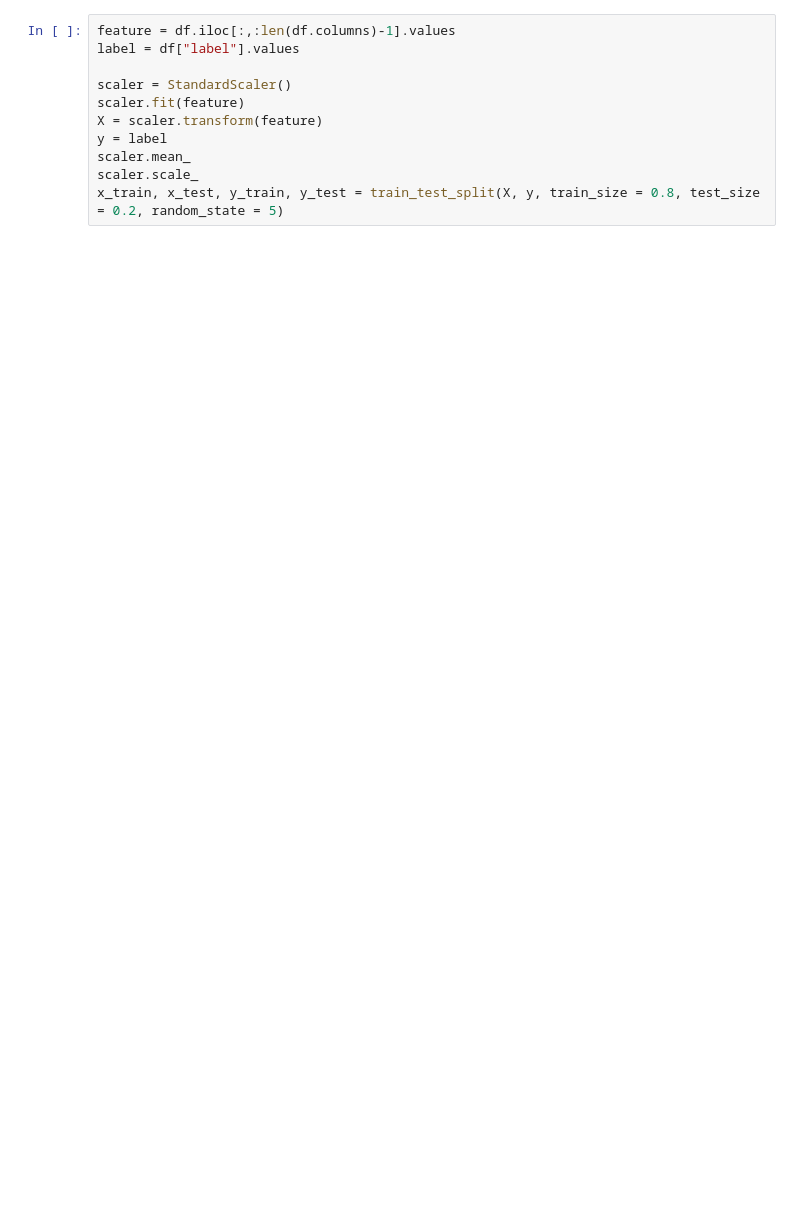
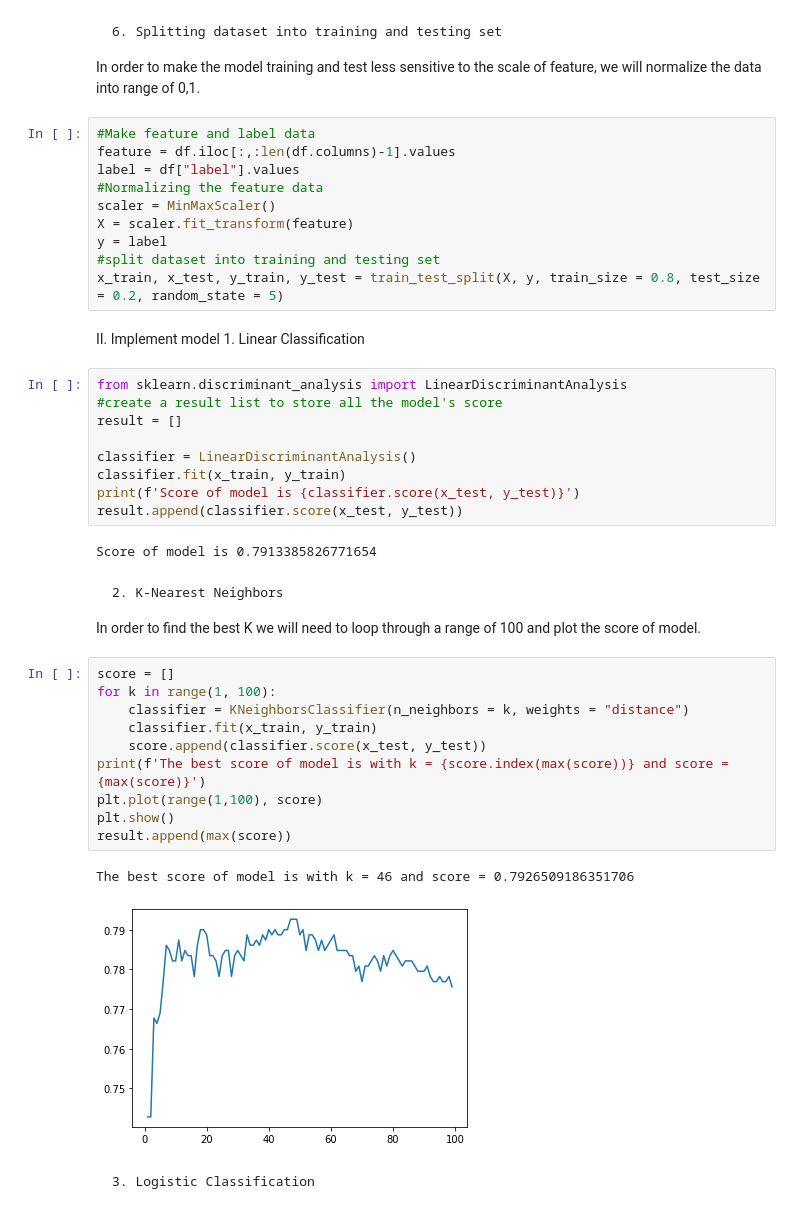
Before and after one commit to mamun-av/IMDB-classification-project, a Jupyter notebook: imdb_classification.ipynb, the cells around one changed output. Saved outputs shown, nothing was run; the diff lists cells and outputs as text; blank space fills up the shorter version.

```diff
--- a/imdb_classification.ipynb
+++ b/imdb_classification.ipynb
@@ -78,11 +467,45 @@ len(df.columns)
+# %% [markdown]
+    6. Splitting dataset into training and testing set
+In order to make the model training and test less sensitive to the scale of feature, we will normalize the data into range of 0,1.
 # %%
+#Make feature and label data
 feature = df.iloc[:,:len(df.columns)-1].values
 label = df["label"].values
-
-scaler = StandardScaler()
-scaler.fit(feature)
-X = scaler.transform(feature)
+#Normalizing the feature data
+scaler = MinMaxScaler()
+X = scaler.fit_transform(feature)
 y = label
-scaler.mean_
-scaler.scale_
+#split dataset into training and testing set
 x_train, x_test, y_train, y_test = train_test_split(X, y, train_size = 0.8, test_size = 0.2, random_state = 5)
+# %% [markdown]
+II. Implement model
+    1. Linear Classification
+# %%
+from sklearn.discriminant_analysis import LinearDiscriminantAnalysis
+#create a result list to store all the model's score
+result = []
+
+classifier = LinearDiscriminantAnalysis()
+classifier.fit(x_train, y_train)
+print(f'Score of model is {classifier.score(x_test, y_test)}')
+result.append(classifier.score(x_test, y_test))
+# %% [output]
+Score of model is 0.7913385826771654
+# %% [markdown]
+    2. K-Nearest Neighbors
+In order to find the best K we will need to loop through a range of 100 and plot the score of model.
+# %%
+score = []
+for k in range(1, 100):
+    classifier = KNeighborsClassifier(n_neighbors = k, weights = "distance")
+    classifier.fit(x_train, y_train)
+    score.append(classifier.score(x_test, y_test))
+print(f'The best score of model is with k = {score.index(max(score))} and score = {max(score)}')
+plt.plot(range(1,100), score)
+plt.show()
+result.append(max(score))
+# %% [output]
+The best score of model is with k = 46 and score = 0.7926509186351706
+[figure, added]
+# %% [markdown]
+    3. Logistic Classification
```
Also changed, not shown: parts of 87 cells of this notebook.
